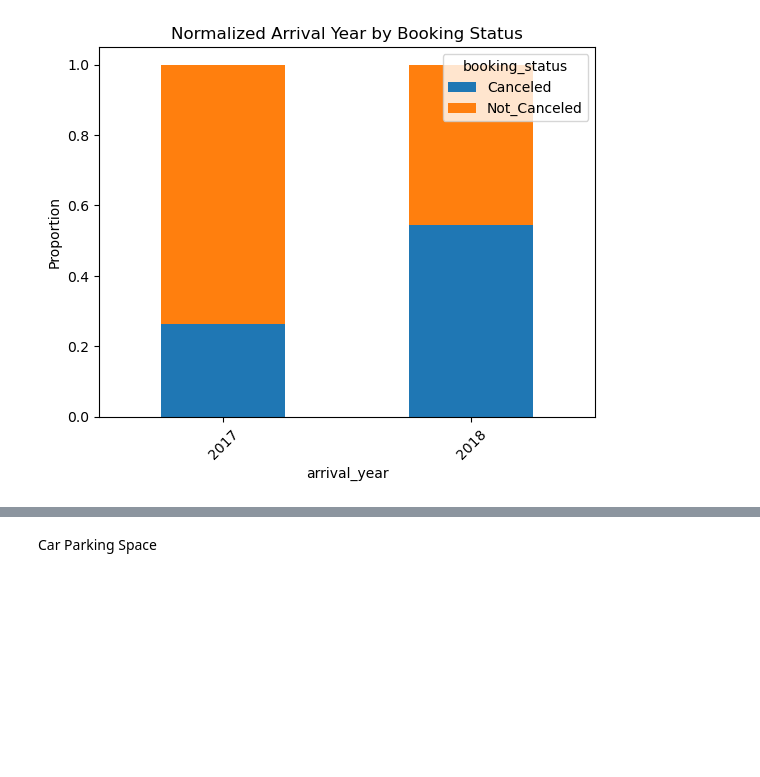
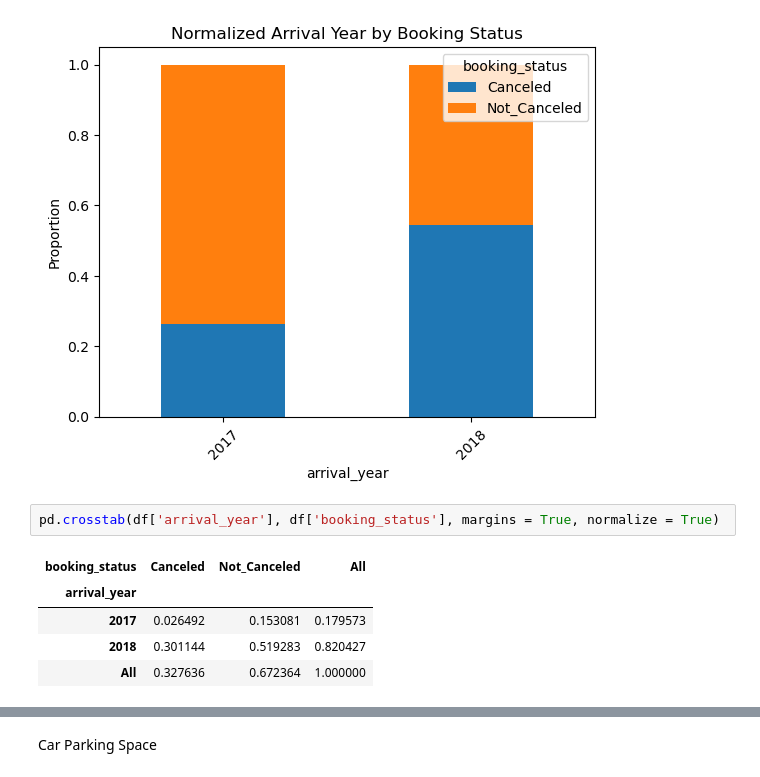
Before and after one commit to vivianndo/ads505, a Jupyter notebook: eda_merged_100323_Halee.ipynb, the cells around one changed output, grey strips where cells are left out. Drawn from its saved outputs; the diff is of its cells as text; blank space fills up the shorter version.

Commit message:
YearProps

```diff
--- a/eda_merged_100323_Halee.ipynb
+++ b/eda_merged_100323_Halee.ipynb
@@ -198,3 +198,11 @@ plt.ylabel('Proportion')
 plt.show()
 # %% [output]
 [figure]
+# %%
+pd.crosstab(df['arrival_year'], df['booking_status'], margins = True, normalize = True)
+# %% [output]
+| booking_status | Canceled | Not_Canceled | All |
+| arrival_year |  |  |  |
+| 2017 | 0.026492 | 0.153081 | 0.179573 |
+| 2018 | 0.301144 | 0.519283 | 0.820427 |
+| All | 0.327636 | 0.672364 | 1.000000 |
```
Also changed, not shown: parts of 4 cells of this notebook.
